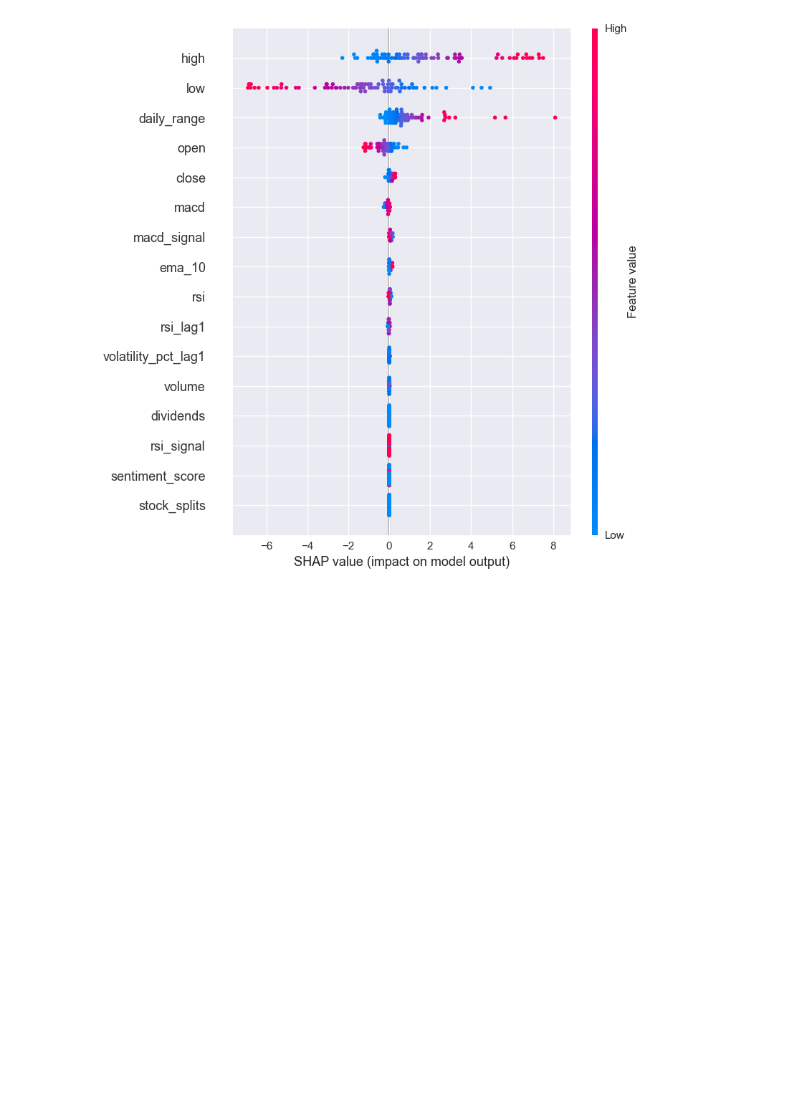
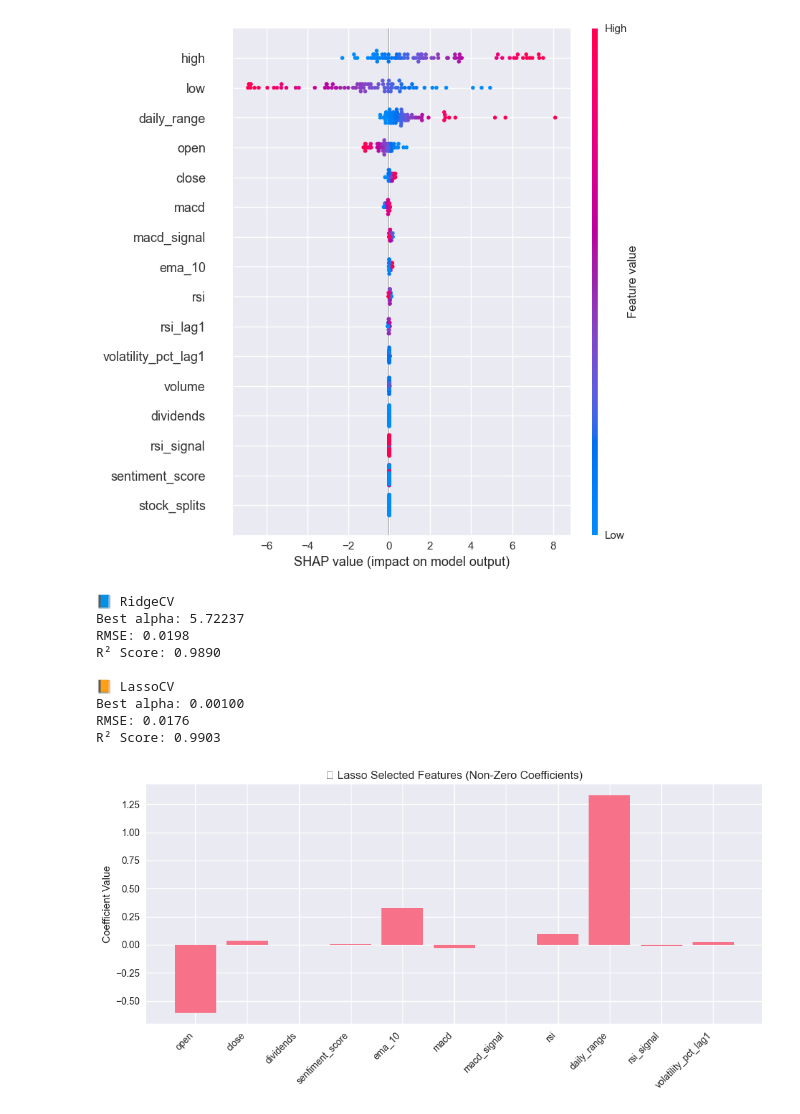
Before and after one commit to aditikhodke/stock-volatility-prediction, a Jupyter notebook: main copy.ipynb, the cells around one changed output. Cells and saved outputs as stored; diff of their text form; code cells hidden in the pictures; blank space fills up the shorter version.

```diff
--- a/main copy.ipynb
+++ b/main copy.ipynb
@@ -918,3 +1153,66 @@ shap_values = explainer(X_test)
 shap.summary_plot(shap_values, X_test)
 # %% [output]
 [figure]
+# %%
+from sklearn.linear_model import RidgeCV, LassoCV
+from sklearn.preprocessing import StandardScaler
+from sklearn.pipeline import make_pipeline
+from sklearn.metrics import mean_squared_error, mean_absolute_error, r2_score
+import matplotlib.pyplot as plt
+
+X = df_model[features]
+y = df_model['volatility_pct']
+
+# --- Step 1: Ridge Regression ---
+ridge_alphas = np.logspace(-3, 3, 100)
+ridge_model = make_pipeline(StandardScaler(), RidgeCV(alphas=ridge_alphas, cv=5))
+ridge_model.fit(X, y)
+
+# Predictions & Metrics
+ridge_preds = ridge_model.predict(X)
+ridge_rmse = mean_squared_error(y, ridge_preds)
+ridge_r2 = r2_score(y, ridge_preds)
+
+print("📘 RidgeCV")
+print(f"Best alpha: {ridge_model.named_steps['ridgecv'].alpha_:.5f}")
+print(f"RMSE: {ridge_rmse:.4f}")
+print(f"R² Score: {ridge_r2:.4f}")
+
+# --- Step 2: Lasso Regression (with Feature Selection) ---
+lasso_alphas = np.logspace(-3, 3, 100)
+lasso_model = make_pipeline(StandardScaler(), LassoCV(alphas=lasso_alphas, cv=5, max_iter=5000))
+lasso_model.fit(X, y)
+
+lasso_preds = lasso_model.predict(X)
+lasso_rmse = mean_squared_error(y, lasso_preds)
+lasso_r2 = r2_score(y, lasso_preds)
+
+print("\n📙 LassoCV")
+print(f"Best alpha: {lasso_model.named_steps['lassocv'].alpha_:.5f}")
+print(f"RMSE: {lasso_rmse:.4f}")
+print(f"R² Score: {lasso_r2:.4f}")
+
+# --- Step 3: Coefficient Analysis ---
+# Extract feature names and corresponding coefficients
+lasso_coefs = lasso_model.named_steps['lassocv'].coef_
+features_selected = X.columns[lasso_coefs != 0]
+
+# Plot non-zero coefficients
+plt.figure(figsize=(10, 5))
+plt.bar(features_selected, lasso_coefs[lasso_coefs != 0])
+plt.xticks(rotation=45, ha='right')
+plt.title("📊 Lasso Selected Features (Non-Zero Coefficients)")
+plt.ylabel("Coefficient Value")
+plt.tight_layout()
+plt.show()
+# %% [output]
+📘 RidgeCV
+Best alpha: 5.72237
+RMSE: 0.0198
+R² Score: 0.9890
+
+📙 LassoCV
+Best alpha: 0.00100
+RMSE: 0.0176
+R² Score: 0.9903
+[figure, added]
```
Also changed, not shown: parts of 18 cells of this notebook, 3 other files.
